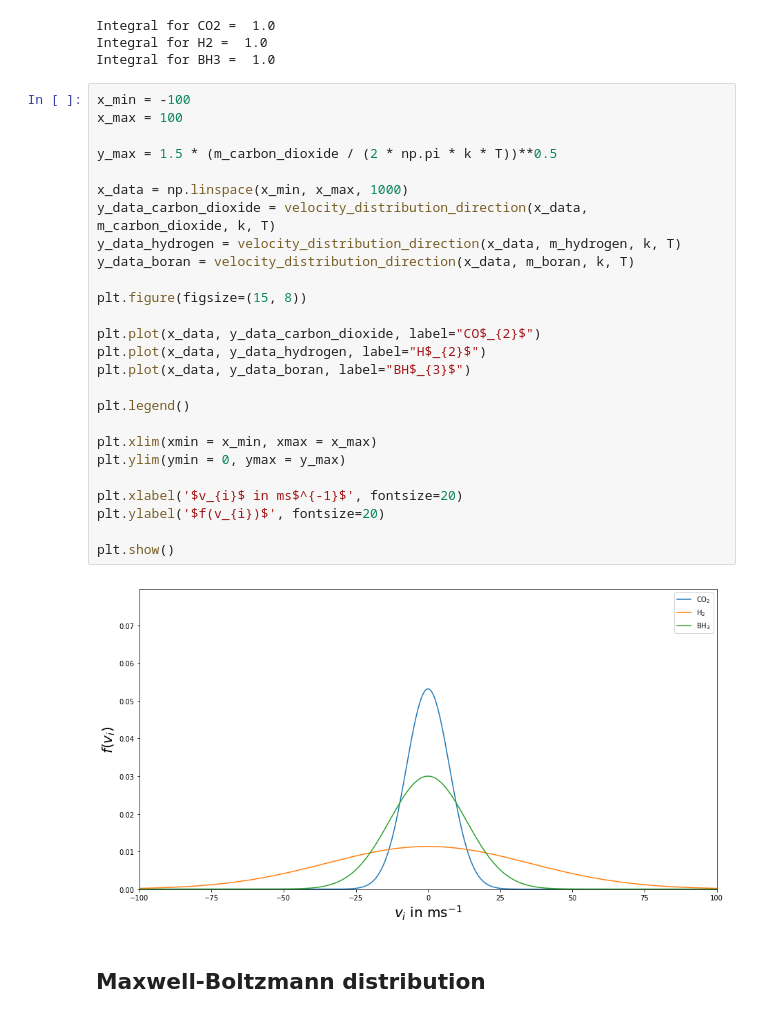
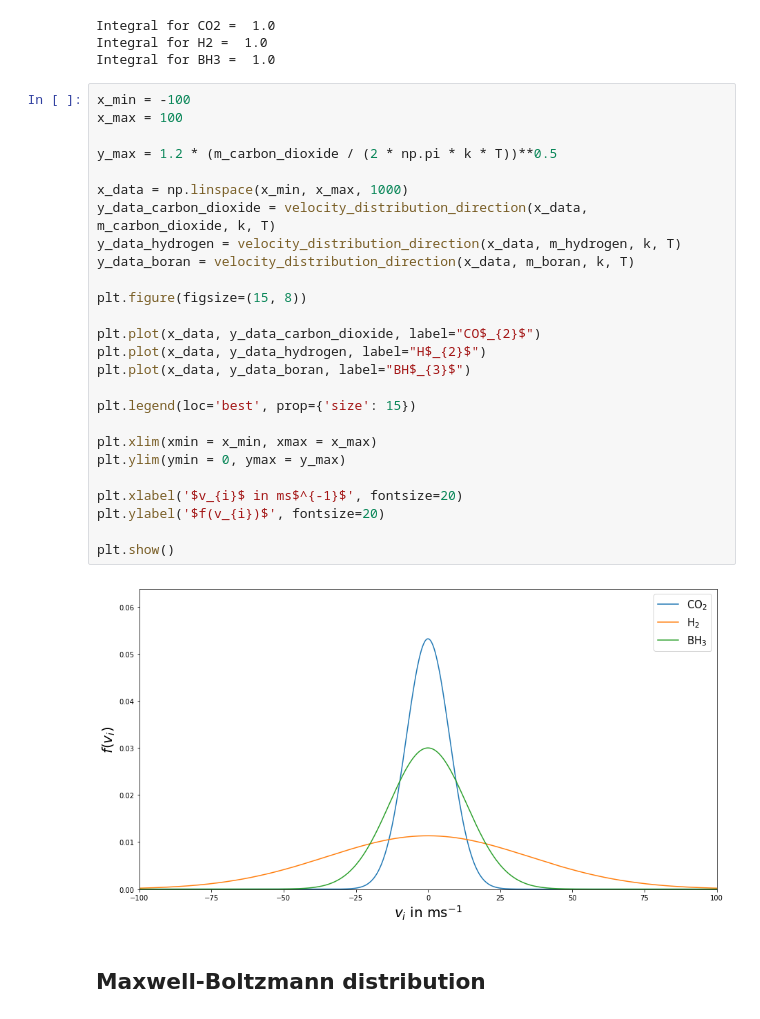
Before and after one commit to Progklui/studyChemistryFloKlui, a Jupyter notebook: Semester3/Thermodynamics/PropertiesOfGases/KineticModel/TheMaxwellBoltzmannDistributionOfSpeeds.ipynb, the cells around one changed output. Cells and saved outputs as stored; diff of their text form.

```diff
--- a/Semester3/Thermodynamics/PropertiesOfGases/KineticModel/TheMaxwellBoltzmannDistributionOfSpeeds.ipynb
+++ b/Semester3/Thermodynamics/PropertiesOfGases/KineticModel/TheMaxwellBoltzmannDistributionOfSpeeds.ipynb
@@ -49,30 +58,30 @@ Integral for BH3 =  1.0
 # %%
 x_min = -100
 x_max = 100
 
-y_max = 1.5 * (m_carbon_dioxide / (2 * np.pi * k * T))**0.5
+y_max = 1.2 * (m_carbon_dioxide / (2 * np.pi * k * T))**0.5
 
 x_data = np.linspace(x_min, x_max, 1000)
 y_data_carbon_dioxide = velocity_distribution_direction(x_data, m_carbon_dioxide, k, T)
 y_data_hydrogen = velocity_distribution_direction(x_data, m_hydrogen, k, T)
 y_data_boran = velocity_distribution_direction(x_data, m_boran, k, T)
 
 plt.figure(figsize=(15, 8))
 
 plt.plot(x_data, y_data_carbon_dioxide, label="CO$_{2}$")
 plt.plot(x_data, y_data_hydrogen, label="H$_{2}$")
 plt.plot(x_data, y_data_boran, label="BH$_{3}$")
 
-plt.legend()
+plt.legend(loc='best', prop={'size': 15})
 
 plt.xlim(xmin = x_min, xmax = x_max)
 plt.ylim(ymin = 0, ymax = y_max)
 
 plt.xlabel('$v_{i}$ in ms$^{-1}$', fontsize=20)
 plt.ylabel('$f(v_{i})$', fontsize=20)
 
 plt.show()
 # %% [output]
-[figure, old version]
+[figure, new version]
 # %% [markdown]
 ## Maxwell-Boltzmann distribution
```
Also changed, not shown: parts of 5 cells of this notebook.
